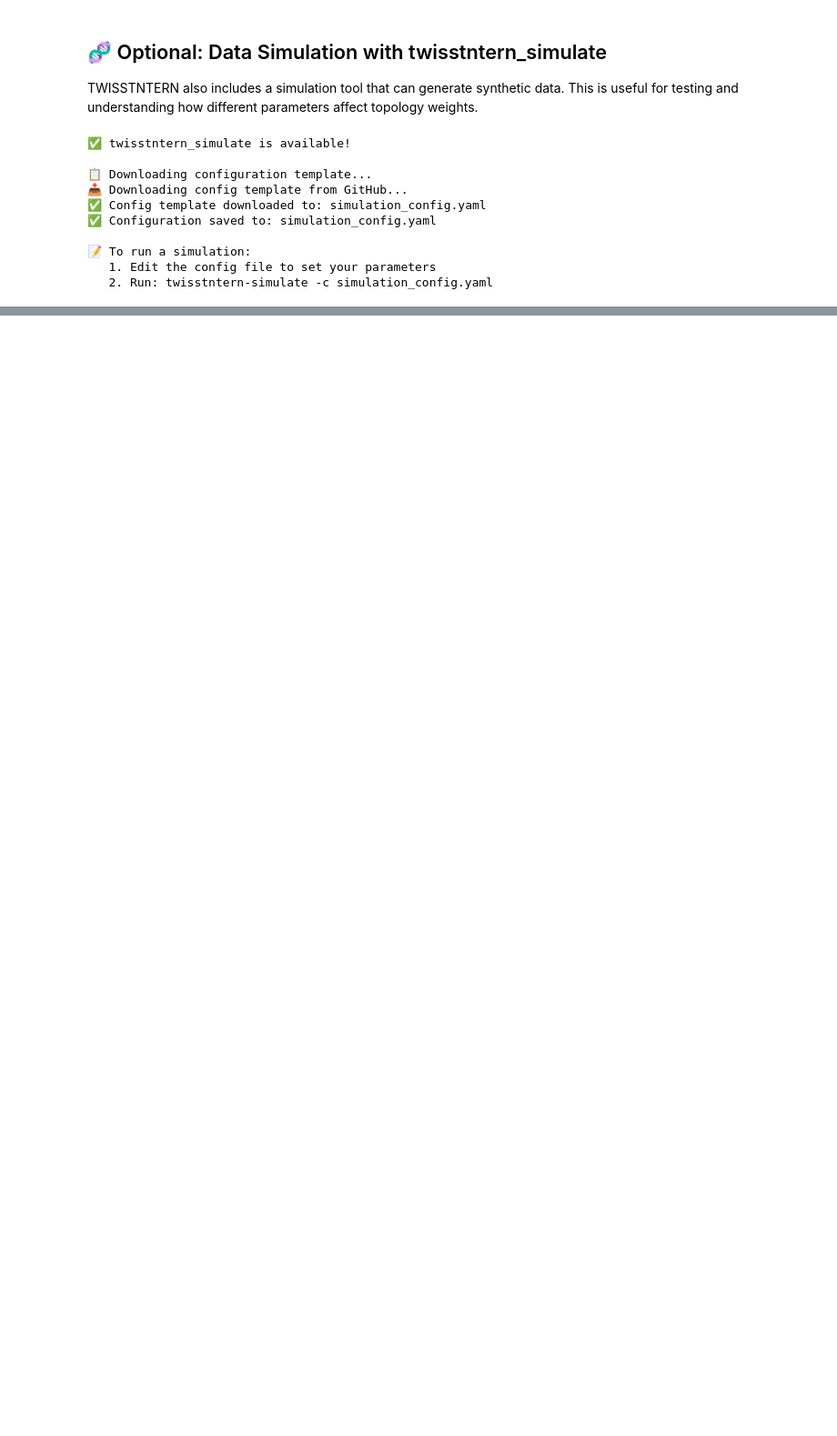
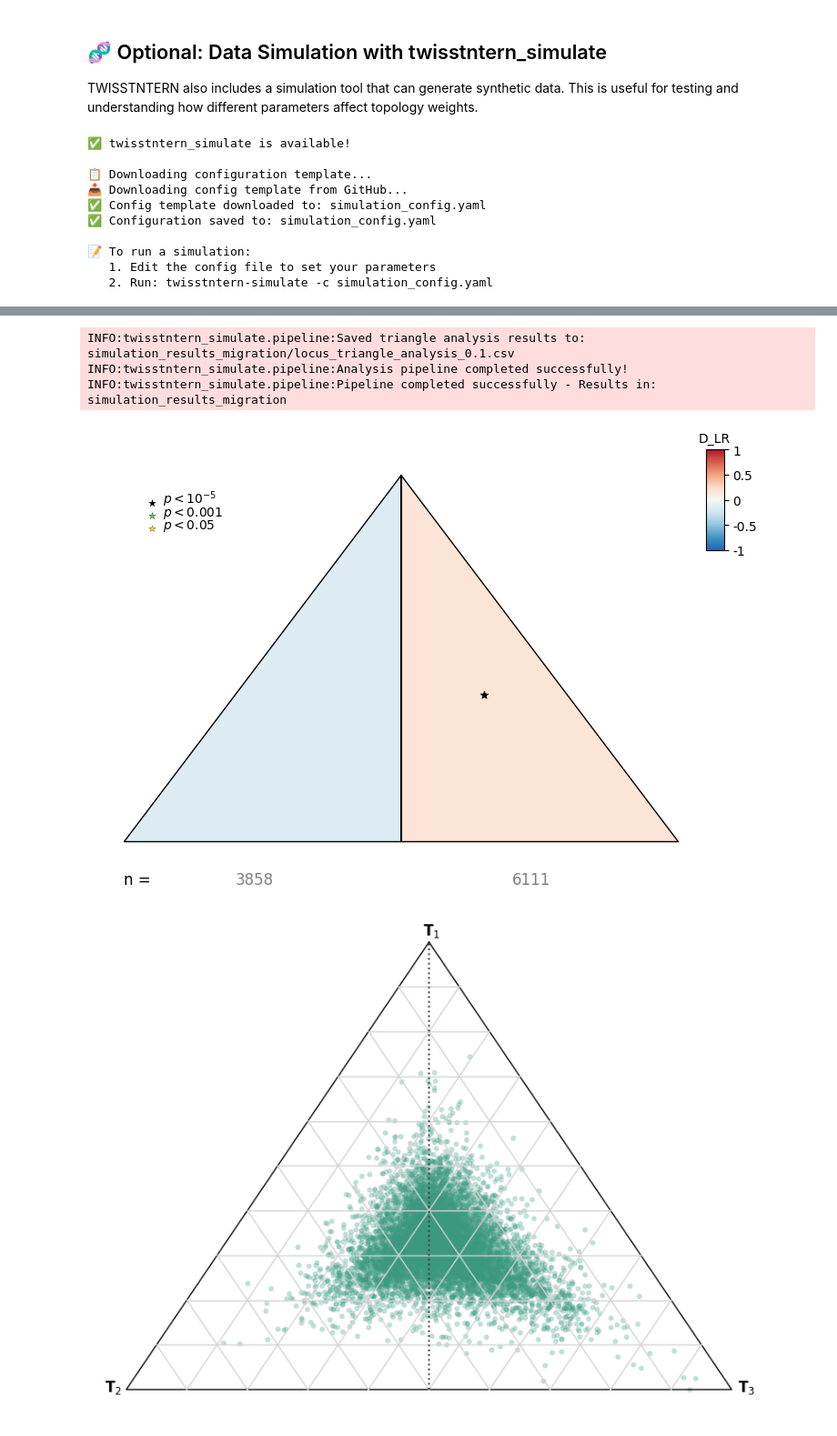
Before and after one commit to HilaLifchitz/twisstntern_v2, a Jupyter notebook: Examples/demo.ipynb, the cells around one changed output, grey strips where cells are left out. Shown at 91% size. Saved outputs shown, nothing was run; the diff lists cells and outputs as text; code cells hidden in the pictures; blank space fills up the shorter version.

```diff
--- a/Examples/demo.ipynb
+++ b/Examples/demo.ipynb
@@ -520,0 +630,9 @@ except ImportError:
+# %%
+results_migration, fundamental_results_migration, csv_file_migration = run_pipeline(
+    config_path="simulation_config.yaml",
+    output_dir="simulation_results_migration",
+    granularity=0.1,
+    config_overrides=["migration.p2>p1=0.5", "migration.p1>p2=0.8"],
+    colormap="plasma"  # just for fun
+)
+# %% [output]
@@ -520,0 +699,5 @@ except ImportError:
+INFO:twisstntern_simulate.pipeline:Saved triangle analysis results to: simulation_results_migration/locus_triangle_analysis_0.1.csv
+INFO:twisstntern_simulate.pipeline:Analysis pipeline completed successfully!
+INFO:twisstntern_simulate.pipeline:Pipeline completed successfully - Results in: simulation_results_migration
+[figure, added]
+[figure, added]
```
Also changed, not shown: parts of 22 cells of this notebook, 5 other files.
